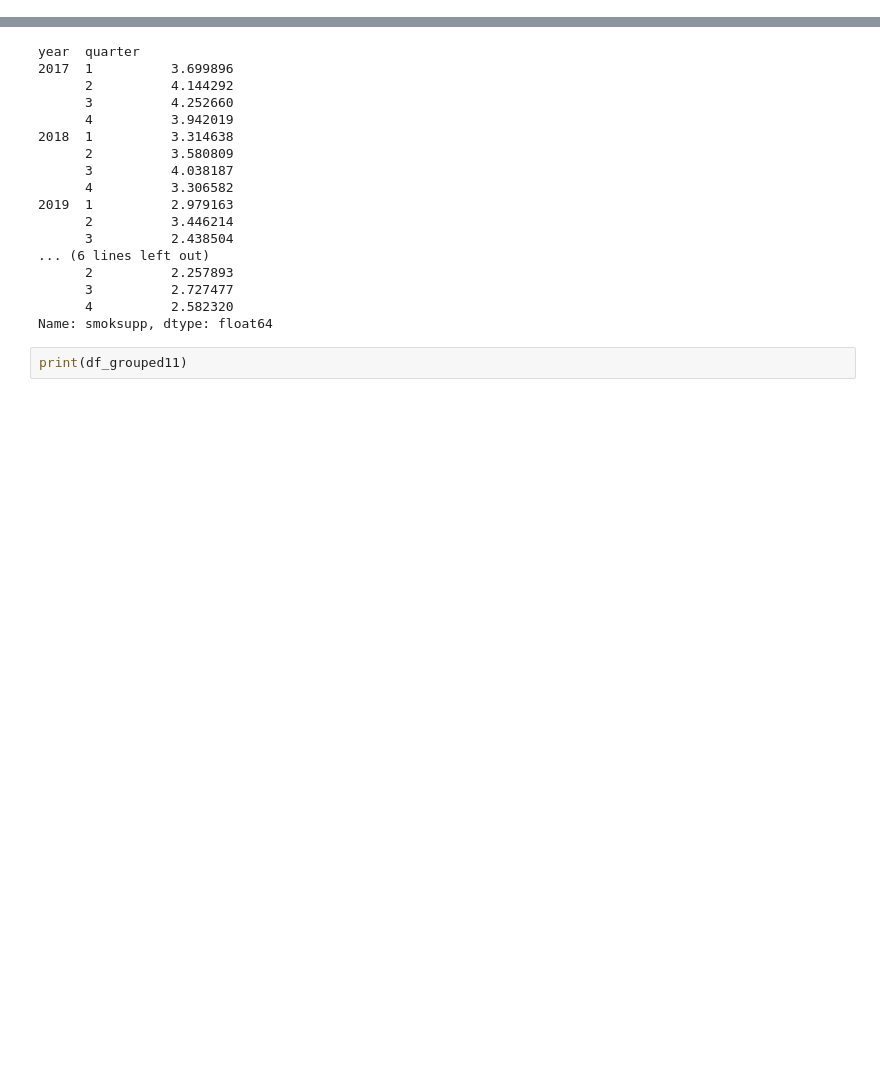
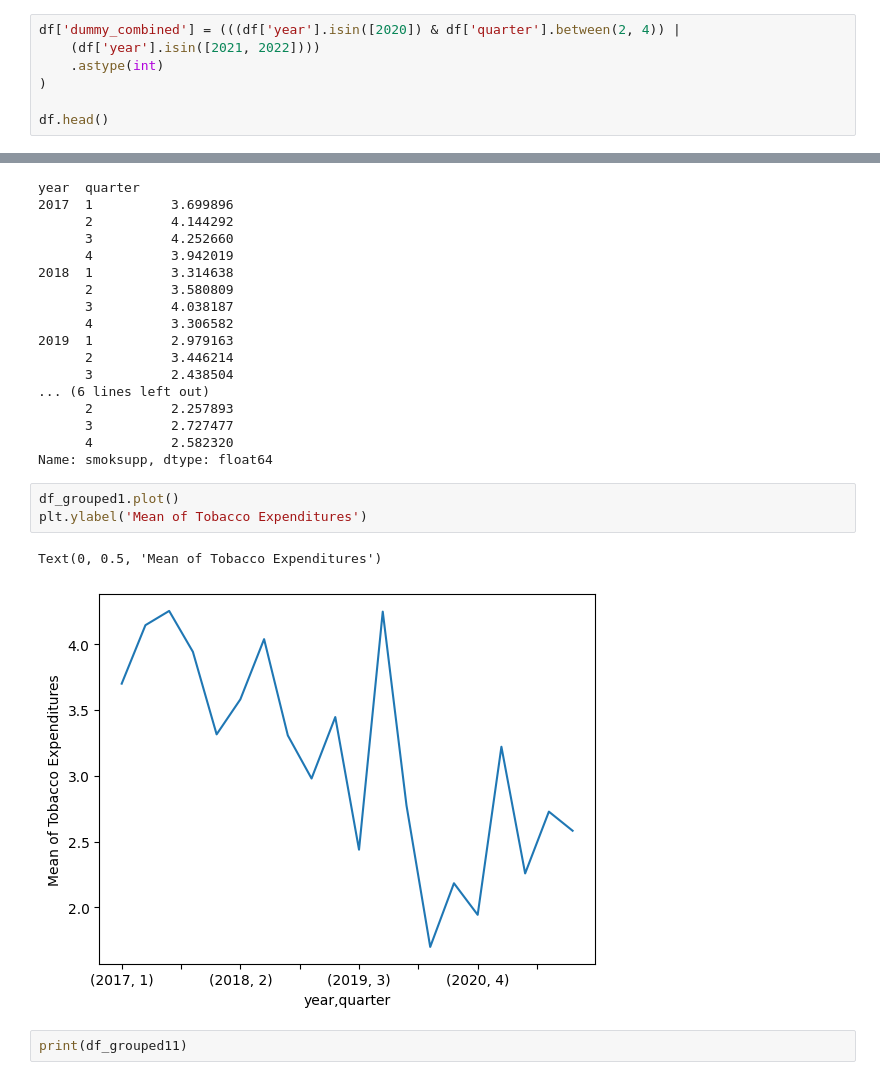
Before and after one commit to smokepm/Tobacco-Expenditure-Survey-Project, a Jupyter notebook: proj_2.ipynb, the cells around one changed output, grey strips where cells are left out. Saved outputs shown, nothing was run; the diff lists cells and outputs as text; blank space fills up the shorter version.

Commit message:
Tobacco Expenditures Econometrics Project

```diff
--- a/proj_2.ipynb
+++ b/proj_2.ipynb
@@ -215,3 +150,10 @@ df.loc[df['empltyp1'].isnull(), 'employed']=0
 condition1 = (df['year'].isin([2017, 2018, 2019])) | ((df['year'] == 2020) & (df['quarter'] == 1))
 condition2 = (df['year'].isin([2020]) & (df['quarter'].between(2, 4)))
 condition3 = (df['year'].isin([2021, 2022]))
+# %%
+df['dummy_combined'] = (((df['year'].isin([2020]) & df['quarter'].between(2, 4)) |
+    (df['year'].isin([2021, 2022])))
+    .astype(int)
+)
+
+df.head()
@@ -278,6 +232,12 @@ year  quarter
       3          2.727477
       4          2.582320
 Name: smoksupp, dtype: float64
+# %%
+df_grouped1.plot()
+plt.ylabel('Mean of Tobacco Expenditures')
+# %% [output]
+Text(0, 0.5, 'Mean of Tobacco Expenditures')
+[figure, added]
 # %%
 print(df_grouped11)
 # %% [output]
```
Also changed, not shown: parts of 20 cells of this notebook, 9 other files.
